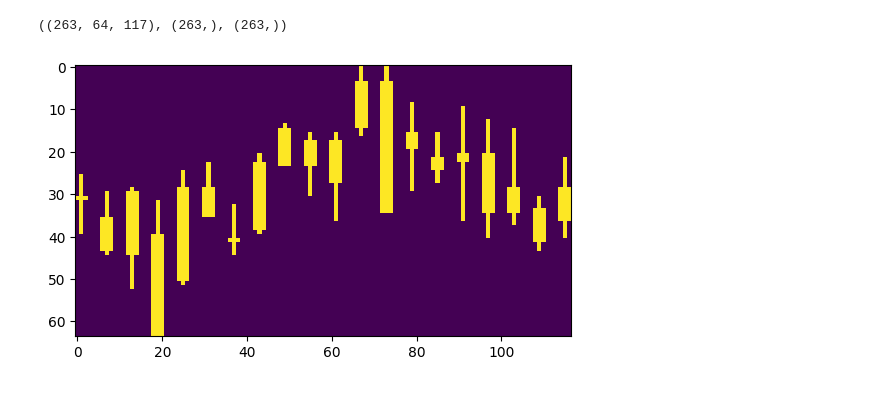
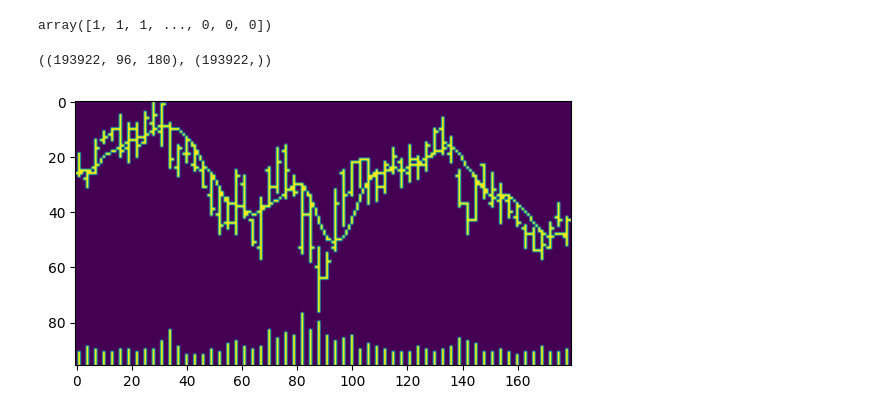
Before and after one commit to ChoiInYeol/ChartPortfolio, a Jupyter notebook: dataload/make_image (sample) .ipynb, the cells around one changed output. Drawn from its saved outputs; the diff is of its cells as text; code cells hidden in the pictures.

```diff
--- a/dataload/make_image (sample) .ipynb
+++ b/dataload/make_image (sample) .ipynb
@@ -7,27 +7,28 @@ def load_npz_data(npz_file):
     data = np.load(npz_file, allow_pickle=True)
     images = data['images']
     labels = data['labels']  # 필요한 경우 레이블도 사용 가능
-    meta_data = data['meta_data']  # 필요한 경우 메타데이터도 사용 가능
 
-    return images, labels, meta_data
+    return images, labels
 
 # 예시: AAPL 종목의 20일 기간의 데이터 로드
-images, labels, meta_data = load_npz_data('../data/charts/candlestick_data_BAC_20D.npz')
+images, labels = load_npz_data('../data/charts/train_candlestick_data.npz')
+# %%
+labels
+# %% [output]
+array([1, 1, 1, ..., 0, 0, 0])
 # %%
-images.shape, labels.shape, meta_data.shape
+images.shape, labels.shape
 # %% [output]
-((263, 64, 117), (263,), (263,))
+((193922, 96, 180), (193922,))
 # %%
-images[0]
-
 # 이미지 데이터를 그림으로 변환
 import matplotlib.pyplot as plt
 
 def plot_candlestick(image):
     fig, ax = plt.subplots()
     ax.imshow(image)
     plt.show()
 
-plot_candlestick(images[43])
+plot_candlestick(images[150])
 # %% [output]
-[figure, old version]
+[figure, new version]
```
Also changed, not shown: 11 other files.
